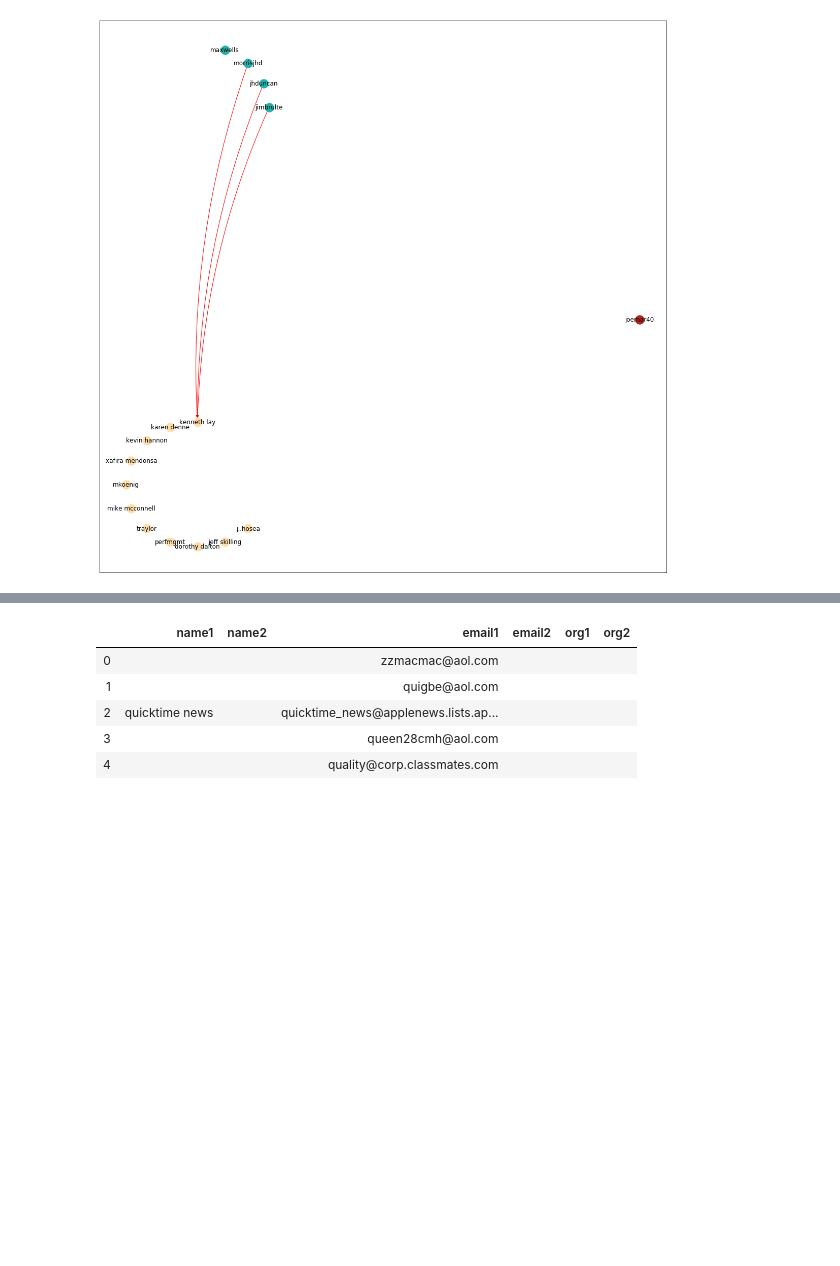
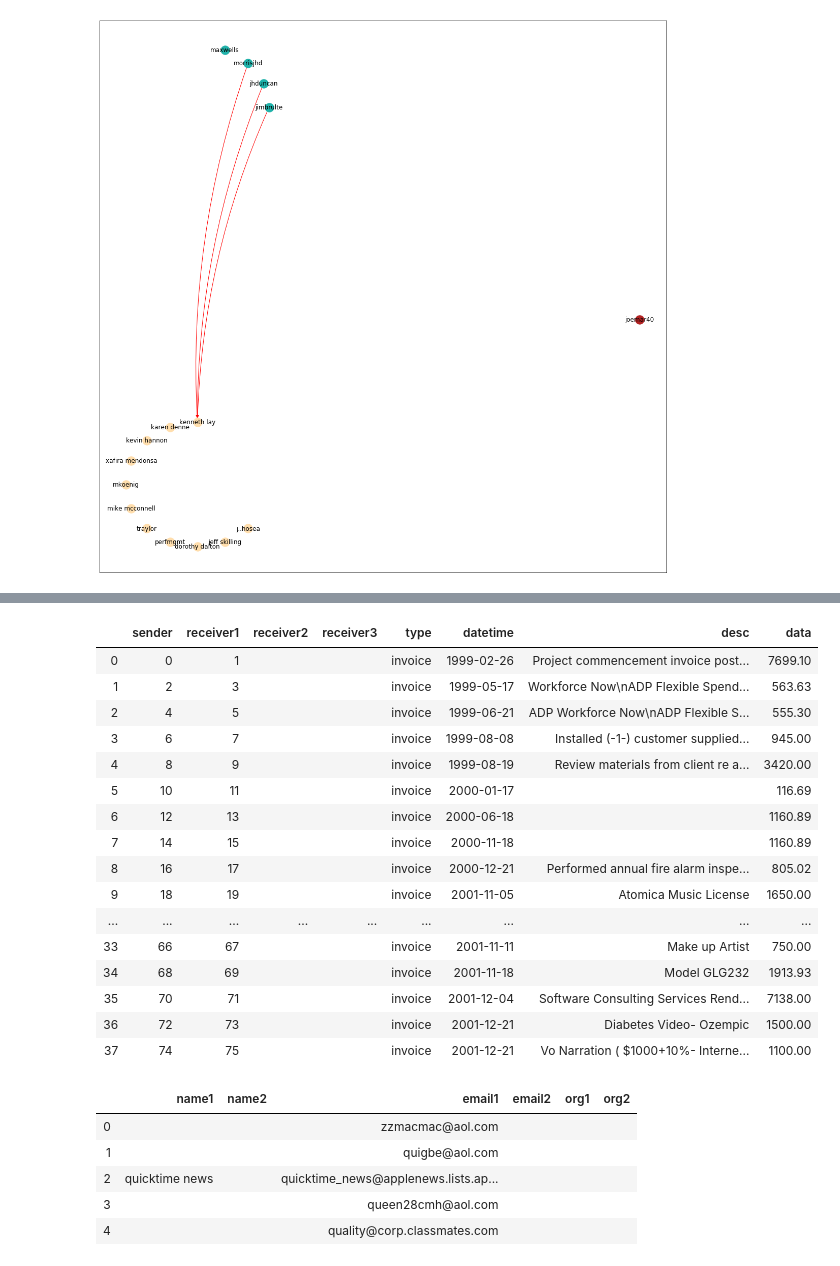
Before and after one commit to q1park/enron-emails, a Jupyter notebook: Example.ipynb, the cells around one changed output, grey strips where cells are left out. Cells and saved outputs as stored; diff of their text form; code cells hidden in the pictures; blank space fills up the shorter version.

```diff
--- a/Example.ipynb
+++ b/Example.ipynb
@@ -545,0 +682,20 @@ def invoice_to_nodes(invoice):
+# %%
+edges
+# %% [output]
+|  | sender | receiver1 | receiver2 | receiver3 | type | datetime | desc | data |
+| 0 | 0 | 1 |  |  | invoice | 1999-02-26 | Project commencement invoice post... | 7699.10 |
+| 1 | 2 | 3 |  |  | invoice | 1999-05-17 | Workforce Now\nADP Flexible Spend... | 563.63 |
+| 2 | 4 | 5 |  |  | invoice | 1999-06-21 | ADP Workforce Now\nADP Flexible S... | 555.30 |
+| 3 | 6 | 7 |  |  | invoice | 1999-08-08 | Installed (-1-) customer supplied... | 945.00 |
+| 4 | 8 | 9 |  |  | invoice | 1999-08-19 | Review materials from client re a... | 3420.00 |
+| 5 | 10 | 11 |  |  | invoice | 2000-01-17 |  | 116.69 |
+| 6 | 12 | 13 |  |  | invoice | 2000-06-18 |  | 1160.89 |
+| 7 | 14 | 15 |  |  | invoice | 2000-11-18 |  | 1160.89 |
+| 8 | 16 | 17 |  |  | invoice | 2000-12-21 | Performed annual fire alarm inspe... | 805.02 |
+| 9 | 18 | 19 |  |  | invoice | 2001-11-05 | Atomica Music License | 1650.00 |
+| ... | ... | ... | ... | ... | ... | ... | ... | ... |
+| 33 | 66 | 67 |  |  | invoice | 2001-11-11 | Make up Artist | 750.00 |
+| 34 | 68 | 69 |  |  | invoice | 2001-11-18 | Model GLG232 | 1913.93 |
+| 35 | 70 | 71 |  |  | invoice | 2001-12-04 | Software Consulting Services Rend... | 7138.00 |
+| 36 | 72 | 73 |  |  | invoice | 2001-12-21 | Diabetes Video- Ozempic | 1500.00 |
+| 37 | 74 | 75 |  |  | invoice | 2001-12-21 | Vo Narration ( $1000+10%- Interne... | 1100.00 |
```
Also changed, not shown: parts of 26 cells of this notebook, 1 other file.
